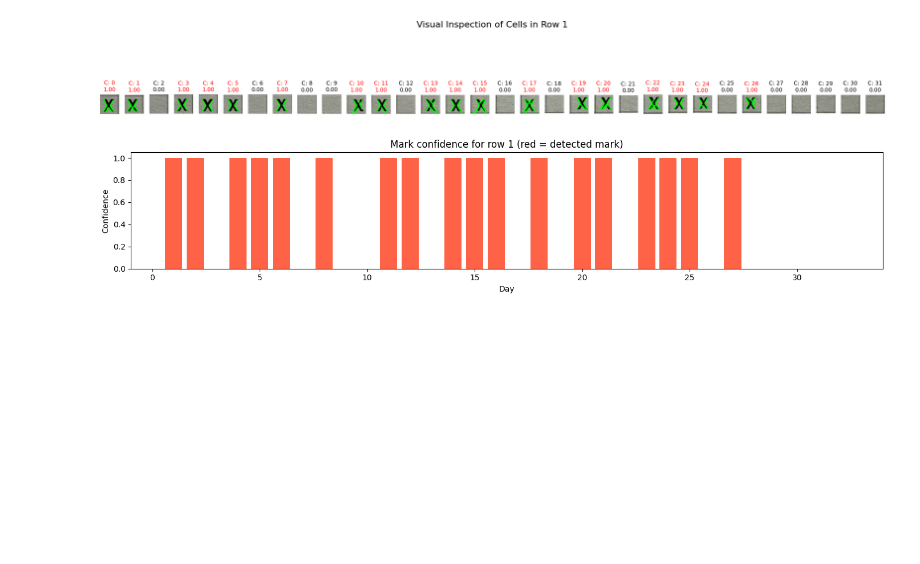
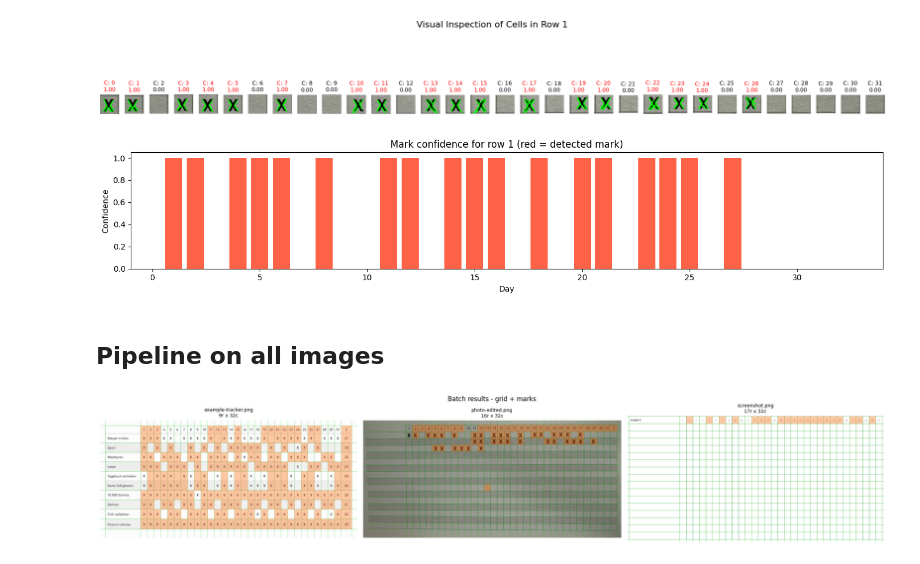
Before and after one commit to oguzmum/trackwise, a Jupyter notebook: table-detection-poc.ipynb, the cells around one changed output. Cells and saved outputs as stored; diff of their text form; code cells hidden in the pictures; blank space fills up the shorter version.

Commit message:
detection pipeline and new images

```diff
--- a/table-detection-poc.ipynb
+++ b/table-detection-poc.ipynb
@@ -220,3 +220,31 @@ plt.show()
 # %% [output]
 [figure]
 [figure]
+# %% [markdown]
+## Pipeline on all images
+# %%
+successes = [p for p in all_images if p.name != "convertet.png" and detect_table_pipeline(p).success]
+
+if successes:
+    n = len(successes)
+    cols = min(n, 3)
+    rows = (n + cols - 1) // cols
+    fig, axes = plt.subplots(rows, cols, figsize=(cols * 7, rows * 4))
+    axes = np.array(axes).reshape(-1) if n > 1 else [axes]
+
+    for ax, path in zip(axes, successes):
+        res = detect_table_pipeline(path)
+        raw_img = resize_to_max(load_image(path), 1800)
+        vis = draw_marks(draw_grid(raw_img, res), res)
+        ax.imshow(cv2.cvtColor(vis, cv2.COLOR_BGR2RGB))
+        ax.set_title(f"{path.name}\n{res.n_rows}r x {res.n_cols}c", fontsize=9)
+        ax.axis("off")
+
+    for ax in axes[len(successes):]:
+        ax.axis("off")
+
+    plt.suptitle("Batch results - grid + marks", fontsize=12, y=1.01)
+    plt.tight_layout()
+    plt.show()
+# %% [output]
+[figure, added]
```
Also changed, not shown: parts of 3 cells of this notebook, 4 other files.
